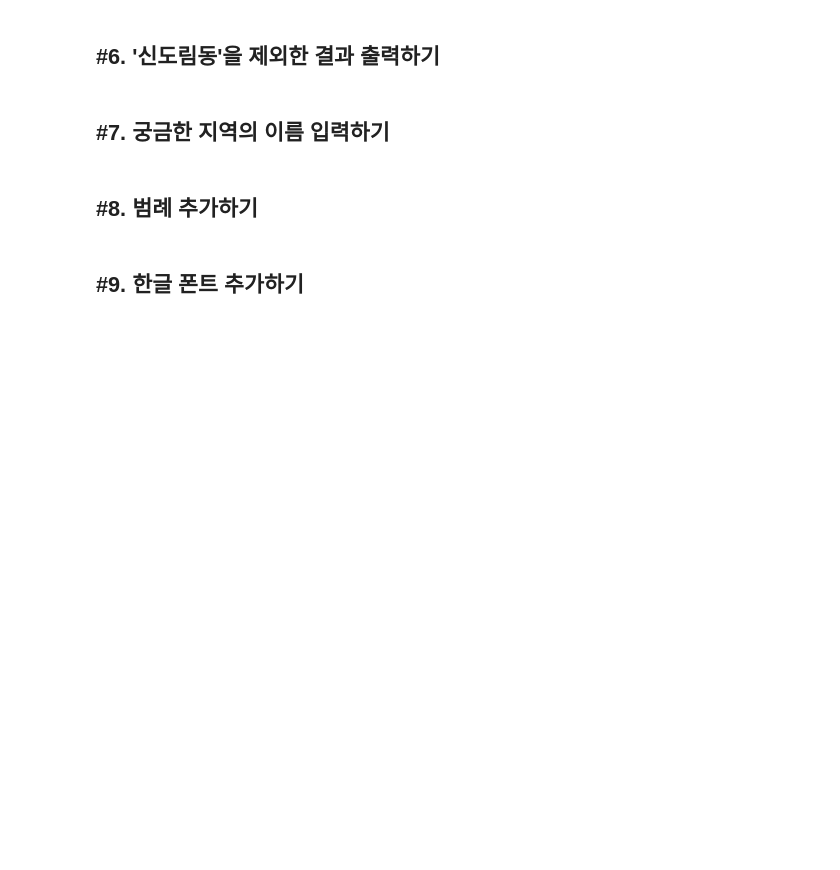
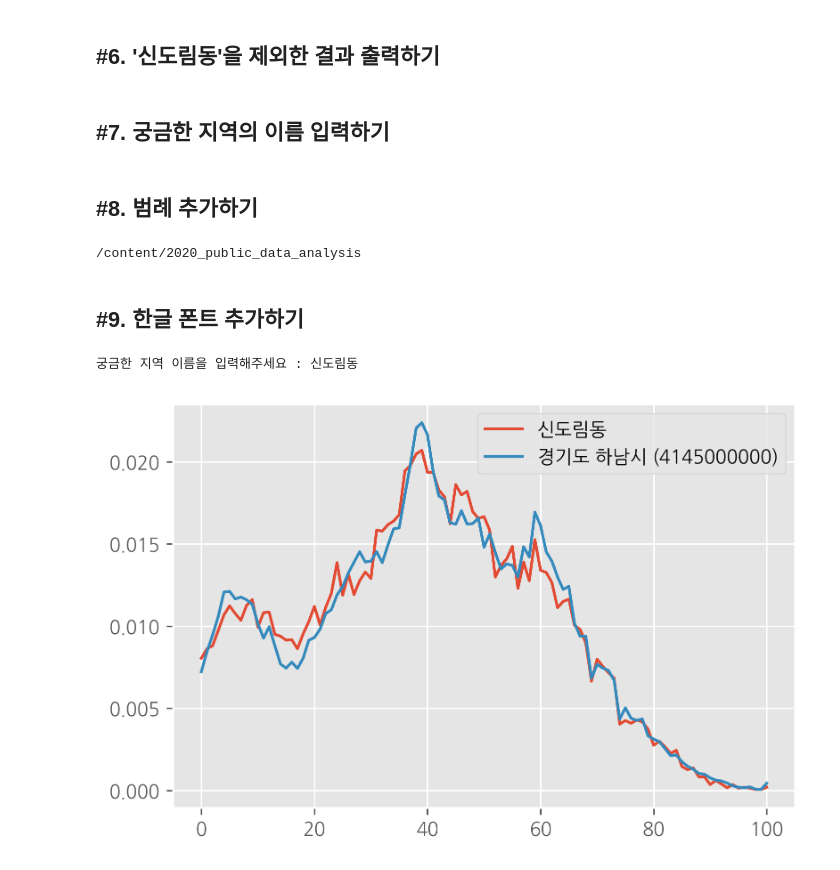
Before and after one commit to greatsong/2020_public_data_analysis, a Jupyter notebook: 2020 우리 동네 인구구조와 가장 비슷한 지역 찾기 프로젝트 소개(200824_cp949).ipynb, the cells around one changed output. Drawn from its saved outputs; the diff is of its cells as text; code cells hidden in the pictures; blank space fills up the shorter version.

```diff
--- a/2020 우리 동네 인구구조와 가장 비슷한 지역 찾기 프로젝트 소개(200824_cp949).ipynb
+++ b/2020 우리 동네 인구구조와 가장 비슷한 지역 찾기 프로젝트 소개(200824_cp949).ipynb
@@ -220,6 +259,10 @@ plt.plot(pivot, label = name)
 plt.plot(result, label = result_name)
 plt.legend()
 plt.show()
+# %%
+cd 2020_public_data_analysis
+# %% [output]
+/content/2020_public_data_analysis
 # %% [markdown]
 ## #9. 한글 폰트 추가하기
 # %%
@@ -233,30 +276,35 @@ data = list(data)
 pivot = []
 
 name = input('궁금한 지역 이름을 입력해주세요 : ')
 
 for row in data :
     if name in row[0] :
         for i in range(3,len(row)) :
             pivot.append(int(row[i])/int(row[2]))
         break
 mn = 1
 
 for row in data :
     s = 0
     for i in range(3, len(row)) :
         row[i] = int(row[i])/int(row[2])
         tmp = (row[i] - pivot[i-3]) ** 2
         s = s + tmp
     if s < mn and (name not in row[0]) :
         result = []
         for i in range(3, len(row)) :
             result.append(row[i])
         mn = s
         result_name = row[0]
 
 import matplotlib.pyplot as plt
+plt.figure(dpi = 300)
+plt.style.use('ggplot')
 plt.rc('font', family = 'NanumGothic')
 plt.plot(pivot, label = name)
 plt.plot(result, label = result_name)
 plt.legend()
 plt.show()
+# %% [output]
+궁금한 지역 이름을 입력해주세요 : 신도림동
+[figure, added]
```
Also changed, not shown: parts of 6 cells of this notebook.
